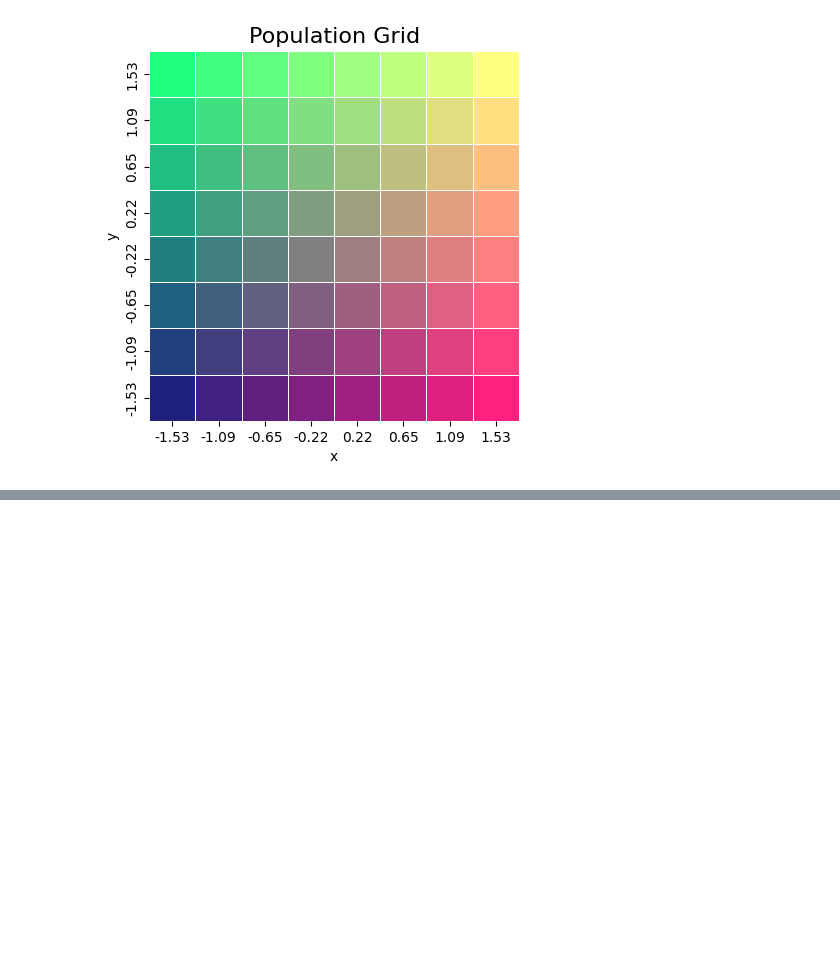
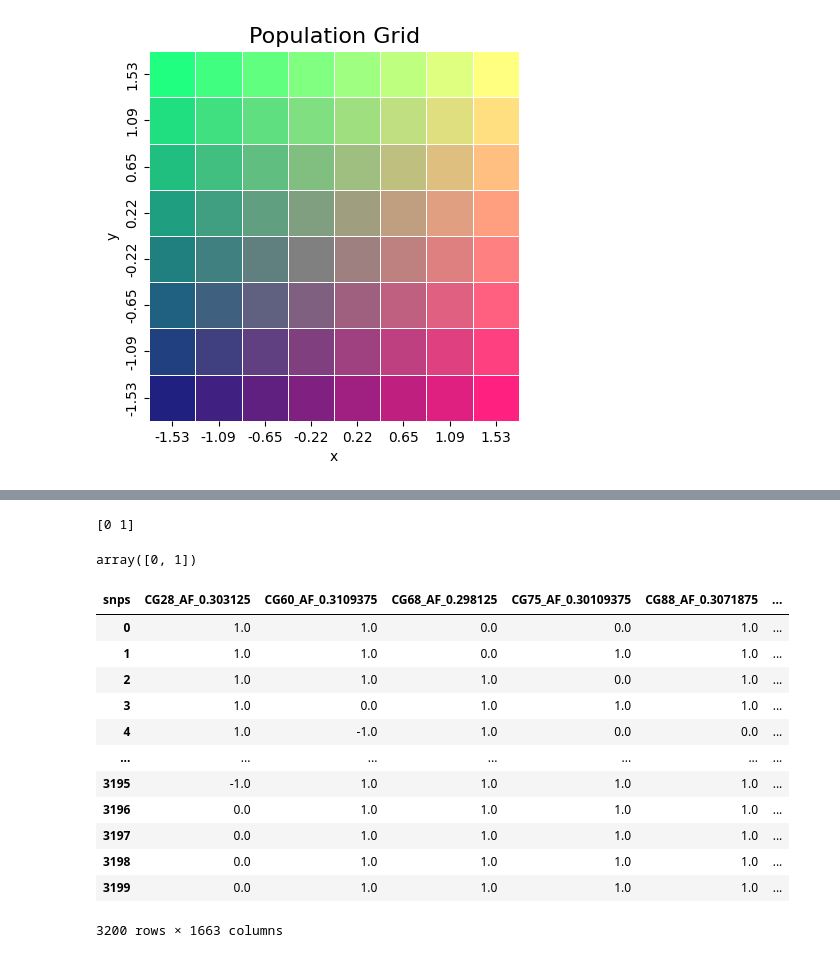
Before and after one commit to mat2m10/abyss_simulation, a Jupyter notebook: 09 analysis only environment loop.ipynb, the cells around one changed output, grey strips where cells are left out. Saved outputs shown, nothing was run; the diff lists cells and outputs as text; code cells hidden in the pictures; blank space fills up the shorter version.

```diff
--- a/09 analysis only environment loop.ipynb
+++ b/09 analysis only environment loop.ipynb
@@ -360,0 +419,8 @@ done with 2pq
+# %%
+for pop in unique_pops:
+    temp_minor = db_minor[db_minor['populations'] == pop]
+    unique_values_in_df = pd.unique(temp_minor.values.ravel())
+    if len(unique_values_in_df) < 3:
+        print(unique_values_in_df)
+# %% [output]
+[0 1]
@@ -361,3 +429,24 @@ done with 2pq
+# %%
+unique_values_in_df = pd.unique(temp_minor.values.ravel())
+unique_values_in_df
+# %% [output]
+array([0, 1])
+# %%
+complete
+# %% [output]
+| snps | CG28_AF_0.303125 | CG60_AF_0.3109375 | CG68_AF_0.298125 | CG75_AF_0.30109375 | CG88_AF_0.3071875 | ... |
+| 0 | 1.0 | 1.0 | 0.0 | 0.0 | 1.0 | ... |
+| 1 | 1.0 | 1.0 | 0.0 | 1.0 | 1.0 | ... |
+| 2 | 1.0 | 1.0 | 1.0 | 0.0 | 1.0 | ... |
+| 3 | 1.0 | 0.0 | 1.0 | 1.0 | 1.0 | ... |
+| 4 | 1.0 | -1.0 | 1.0 | 0.0 | 0.0 | ... |
+| ... | ... | ... | ... | ... | ... | ... |
+| 3195 | -1.0 | 1.0 | 1.0 | 1.0 | 1.0 | ... |
+| 3196 | 0.0 | 1.0 | 1.0 | 1.0 | 1.0 | ... |
+| 3197 | 0.0 | 1.0 | 1.0 | 1.0 | 1.0 | ... |
+| 3198 | 0.0 | 1.0 | 1.0 | 1.0 | 1.0 | ... |
+| 3199 | 0.0 | 1.0 | 1.0 | 1.0 | 1.0 | ... |
+3200 rows × 1663 columns
 # %%
 covariate_dictionary_true = {}
 for snp in list(complete.columns):
```
Also changed, not shown: parts of 7 cells of this notebook.
